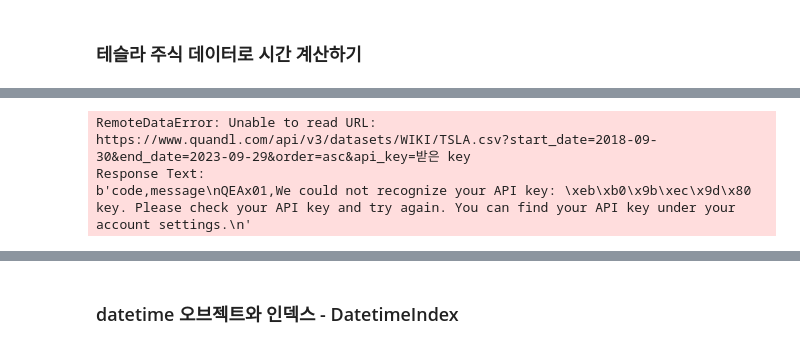
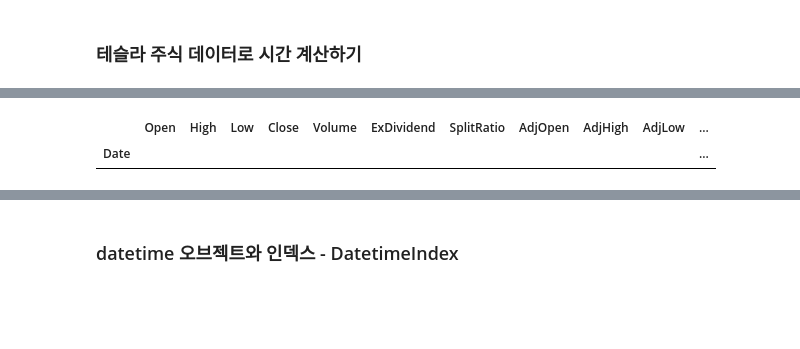
Before and after one commit to yewon-hong-ewha/esaa_9, a Jupyter notebook: chap12.ipynb, the cells around one changed output, grey strips where cells are left out. Saved outputs shown, nothing was run; the diff lists cells and outputs as text; code cells hidden in the pictures; blank space fills up the shorter version.

```diff
--- a/chap12.ipynb
+++ b/chap12.ipynb
@@ -400,8 +419,8 @@ WARNING: There was an error checking the latest version of pip.
 pd.core.common.is_list_like = pd.api.types.is_list_like
 import pandas_datareader as pdr
 # %%
-tesla = pdr.get_data_quandl('TSLA', api_key = '받은 key')
+#tesla = pdr.get_data_quandl('TSLA', api_key = 'HRg5d7Zp2WDFsMNLzSyQ')
+#tesla.head()
 # %% [output]
-RemoteDataError: Unable to read URL: https://www.quandl.com/api/v3/datasets/WIKI/TSLA.csv?start_date=2018-09-30&end_date=2023-09-29&order=asc&api_key=받은 key
-Response Text:
-b'code,message\nQEAx01,We could not recognize your API key: \xeb\xb0\x9b\xec\x9d\x80 key. Please check your API key and try again. You can find your API key under your account settings.\n'
+|  | Open | High | Low | Close | Volume | ExDividend | SplitRatio | AdjOpen | AdjHigh | AdjLow | ... |
+| Date |  |  |  |  |  |  |  |  |  |  | ... |
```
Also changed, not shown: parts of 36 cells of this notebook.
